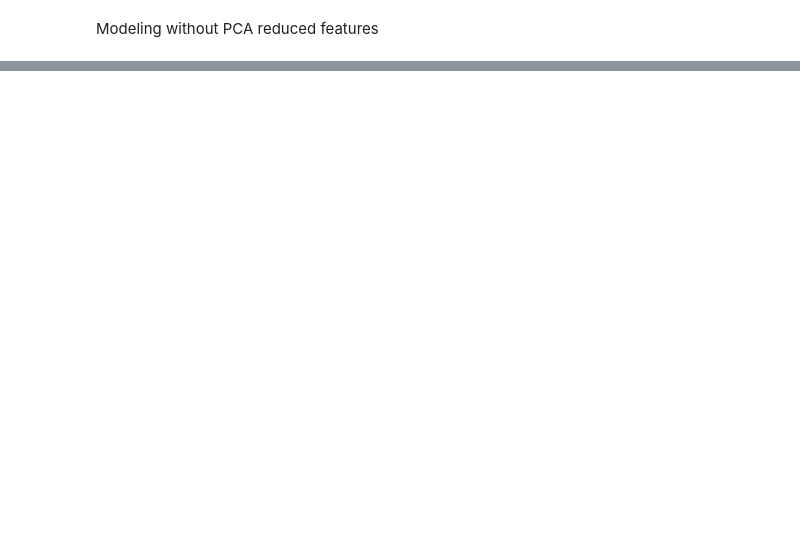
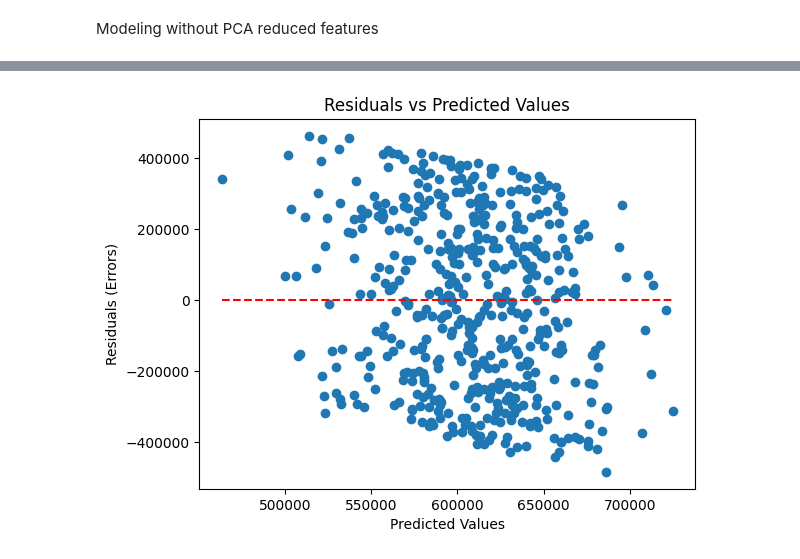
Before and after one commit to ericmuga253/ML_2, a Jupyter notebook: week1project.ipynb, the cells around one changed output, grey strips where cells are left out. Cells and saved outputs as stored; diff of their text form; code cells hidden in the pictures; blank space fills up the shorter version.

```diff
--- a/week1project.ipynb
+++ b/week1project.ipynb
@@ -227,0 +308,5 @@ Mean Squared Error: 58116416032.79859
+# %%
+rf_regressor.fit(X_train,y_train)
+y_predict=rf_regressor.predict(X_test)
+residuals=y_test-y_predict
+residuals
@@ -227,0 +326,9 @@ Mean Squared Error: 58116416032.79859
+# %%
+plt.scatter(y_predict, residuals)
+plt.hlines(y=0, xmin=np.min(y_predict), xmax=np.max(y_predict), colors='r', linestyles='dashed')
+plt.xlabel('Predicted Values')
+plt.ylabel('Residuals (Errors)')
+plt.title('Residuals vs Predicted Values')
+plt.show()
+# %% [output]
+[figure, added]
```
Also changed, not shown: parts of 24 cells of this notebook.
